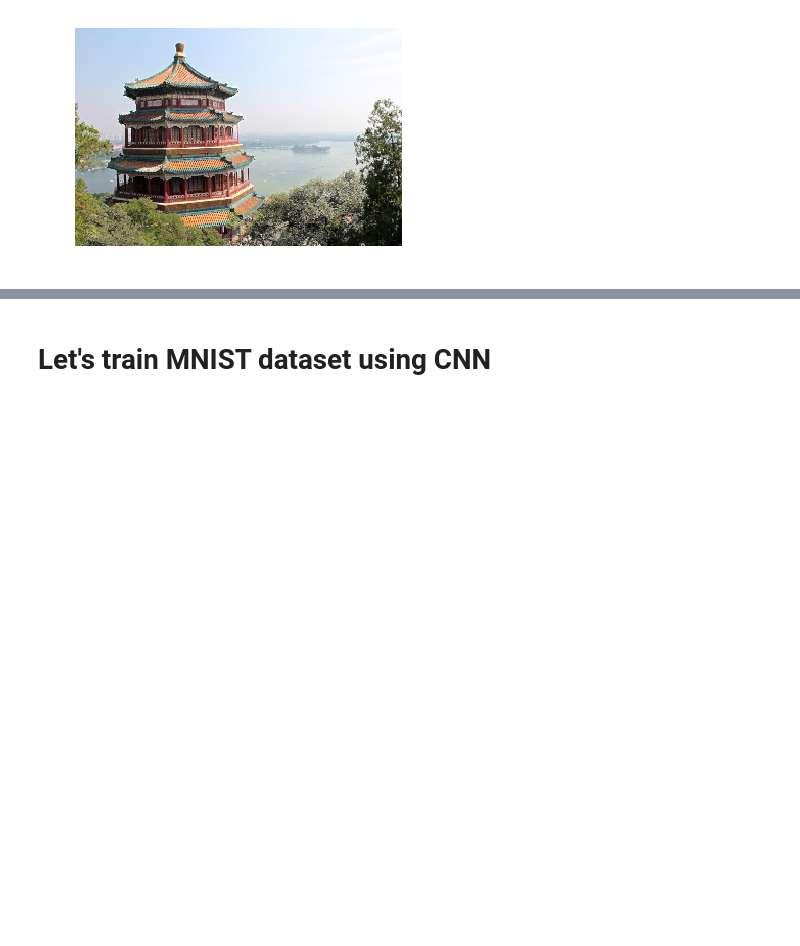
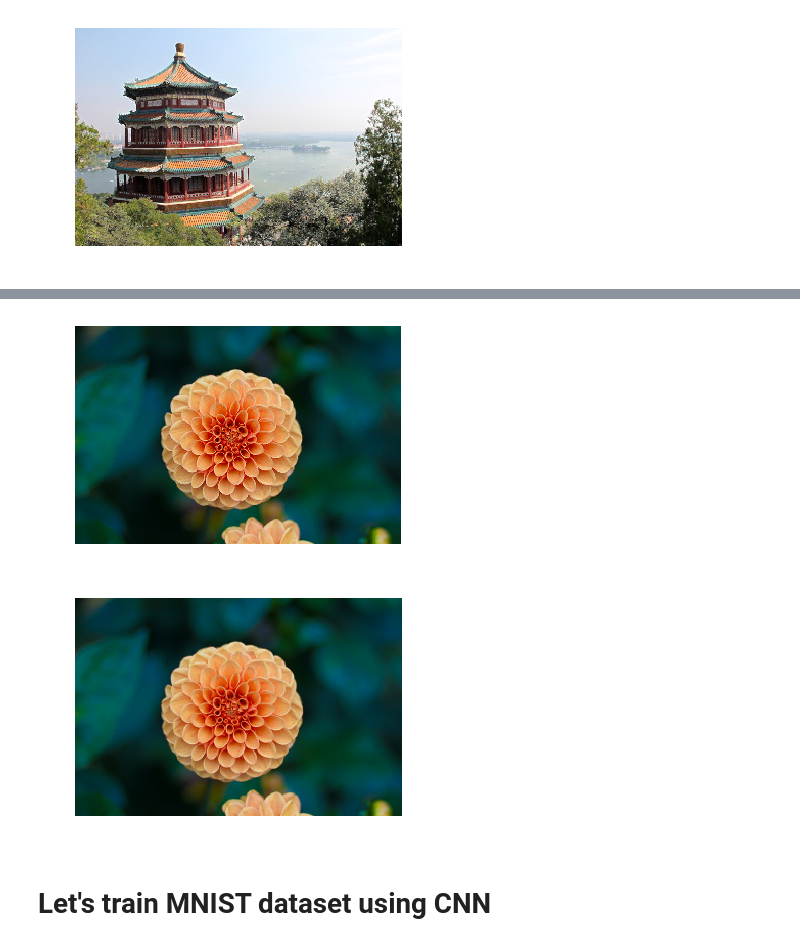
Before and after one commit to cloudxlab/ml, a Jupyter notebook: deep_learning/convolutional_neural_networks.ipynb, the cells around one changed output, grey strips where cells are left out. Drawn from its saved outputs; the diff is of its cells as text; code cells hidden in the pictures; blank space fills up the shorter version.

```diff
--- a/deep_learning/convolutional_neural_networks.ipynb
+++ b/deep_learning/convolutional_neural_networks.ipynb
@@ -409,3 +448,12 @@ plt.show()
+# %%
+plot_color_image(dataset[1])
+plt.show()
+
+plot_color_image(output[1])
+plt.show()
+# %% [output]
+[figure, added]
+[figure, added]
 # %% [markdown]
 # Let's train MNIST dataset using CNN
 # %% [markdown]
```
Also changed, not shown: parts of 11 cells of this notebook.
